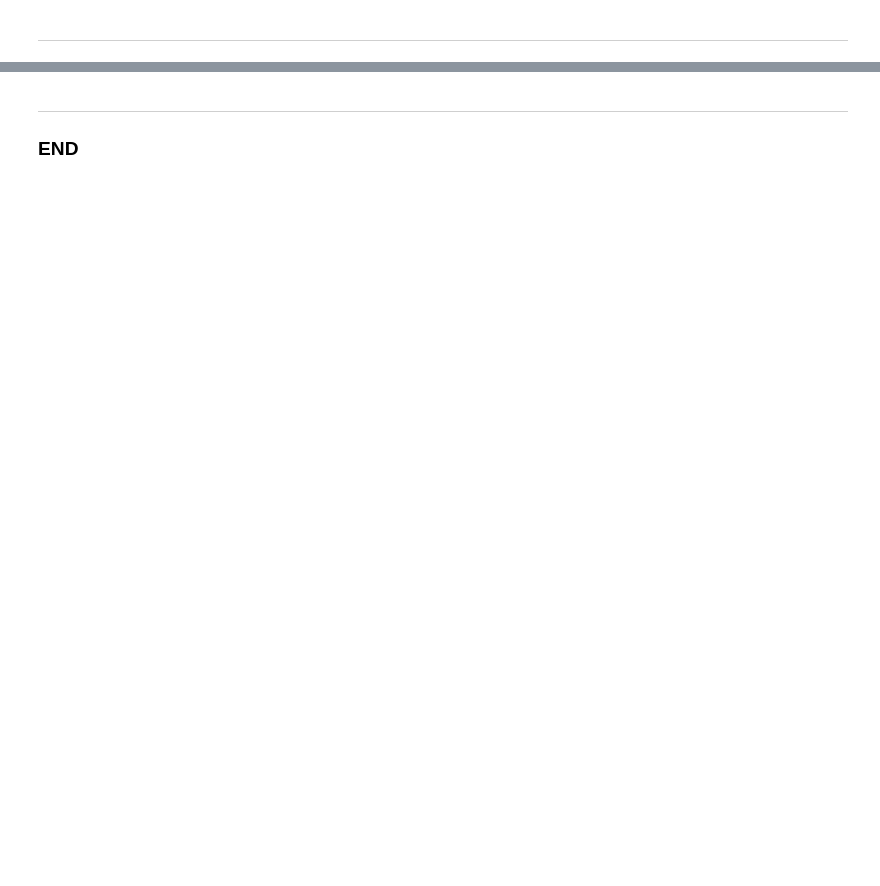
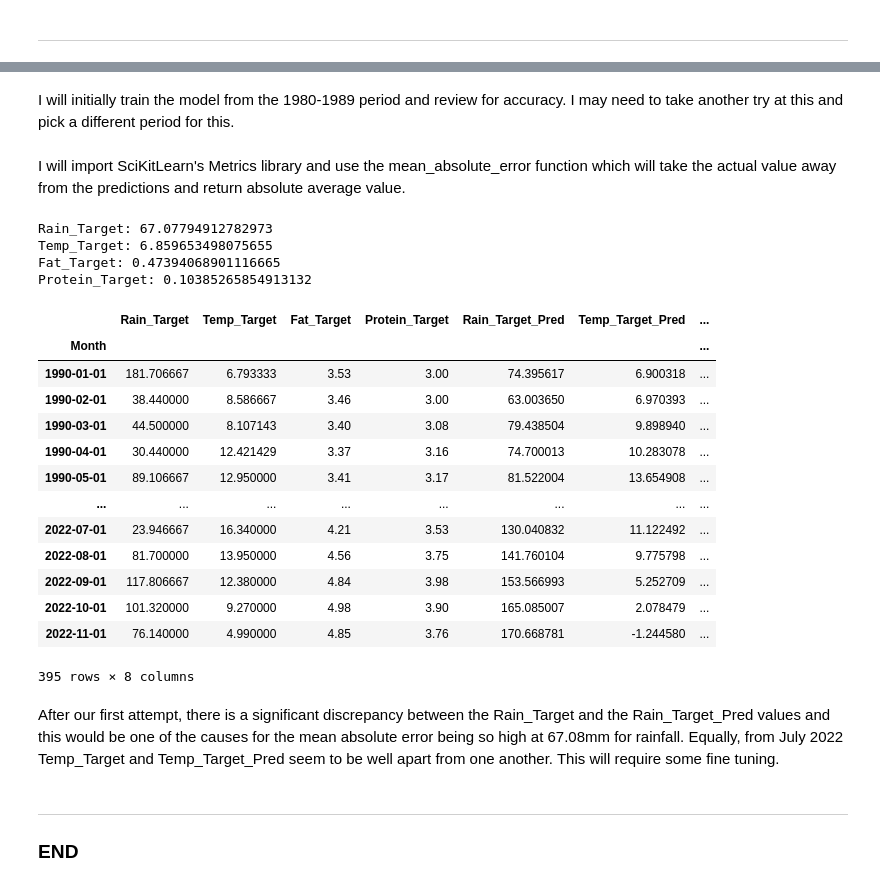
Before and after one commit to turps-pc90/PfDA_Assignment, a Jupyter notebook: PfDA_Assignment.ipynb, the cells around one changed output, grey strips where cells are left out. Cells and saved outputs as stored; diff of their text form; code cells hidden in the pictures; blank space fills up the shorter version.

```diff
--- a/PfDA_Assignment.ipynb
+++ b/PfDA_Assignment.ipynb
@@ -740,3 +844,73 @@ decades_protein_df = pd.read_csv("files/subsets/decades_avgprotein.csv")
+# %%
+# Library Imports
+from sklearn.linear_model import Ridge
+
+# Initialise Ridge Model under reg (for regression) variable name.
+reg = Ridge(alpha=.1)
+
+# Define target columns
+target_columns = ["Rain_Target", "Temp_Target", "Fat_Target", "Protein_Target"]
+
+# Dictionary to store predictions
+predictions_dict = {}
+# %% [markdown]
+I will initially train the model from the 1980-1989 period and review for accuracy. I may need to take another try at this and pick a different period for this.
+# %%
+# Initialise predictors list
+predictors = ["AvgRain", "AvgTemp", "AvgFatPCT", "AvgProteinPCT"]
+
+# Create training set based on everything up to end of 1989 (which will be 1980-1989)
+train = irish_hdata.loc[:"1989-12-01"]
+
+# Create test set based on data after 1989
+test = irish_hdata.loc["1990-01-01":]
+# %%
+# Train the model for each target column using For Loop
+for target_column in target_columns:
+    # Fit the model
+    reg.fit(train[predictors], train[target_column])
+
+    # Make predictions on the test set
+    predictions = reg.predict(test[predictors])
+
+    # Store predictions in the dictionary
+    predictions_dict[target_column + "_Pred"] = predictions
+# %% [markdown]
+I will import SciKitLearn's Metrics library and use the mean_absolute_error function which will take the actual value away from the predictions and return absolute average value.
+# %%
+# Library Import
+from sklearn.metrics import mean_absolute_error
+
+# Use For Loop to print out mean absolute error values in f strings
+for target_column in target_columns:
+    mae = mean_absolute_error(test[target_column], predictions)
+    print(f"{target_column}: {mae}")
+# %% [output]
+Rain_Target: 67.07794912782973
+Temp_Target: 6.859653498075655
+Fat_Target: 0.47394068901116665
+Protein_Target: 0.10385265854913132
+# %%
+# Combine actual data and predictions to see how close they are
+combined = pd.concat([test[target_columns], pd.DataFrame(predictions_dict, index=test.index)], axis=1)
+combined
+# %% [output]
+|  | Rain_Target | Temp_Target | Fat_Target | Protein_Target | Rain_Target_Pred | Temp_Target_Pred | ... |
+| Month |  |  |  |  |  |  | ... |
+| 1990-01-01 | 181.706667 | 6.793333 | 3.53 | 3.00 | 74.395617 | 6.900318 | ... |
+| 1990-02-01 | 38.440000 | 8.586667 | 3.46 | 3.00 | 63.003650 | 6.970393 | ... |
+| 1990-03-01 | 44.500000 | 8.107143 | 3.40 | 3.08 | 79.438504 | 9.898940 | ... |
+| 1990-04-01 | 30.440000 | 12.421429 | 3.37 | 3.16 | 74.700013 | 10.283078 | ... |
+| 1990-05-01 | 89.106667 | 12.950000 | 3.41 | 3.17 | 81.522004 | 13.654908 | ... |
+| ... | ... | ... | ... | ... | ... | ... | ... |
+| 2022-07-01 | 23.946667 | 16.340000 | 4.21 | 3.53 | 130.040832 | 11.122492 | ... |
+| 2022-08-01 | 81.700000 | 13.950000 | 4.56 | 3.75 | 141.760104 | 9.775798 | ... |
+| 2022-09-01 | 117.806667 | 12.380000 | 4.84 | 3.98 | 153.566993 | 5.252709 | ... |
+| 2022-10-01 | 101.320000 | 9.270000 | 4.98 | 3.90 | 165.085007 | 2.078479 | ... |
+| 2022-11-01 | 76.140000 | 4.990000 | 4.85 | 3.76 | 170.668781 | -1.244580 | ... |
+395 rows × 8 columns
+# %% [markdown]
+After our first attempt, there is a significant discrepancy between the Rain_Target and the Rain_Target_Pred values and this would be one of the causes for the mean absolute error being so high at 67.08mm for rainfall. Equally, from July 2022 Temp_Target and Temp_Target_Pred seem to be well apart from one another. This will require some fine tuning.
 # %% [markdown]
 ***
 ### END
```
Also changed, not shown: parts of 23 cells of this notebook.
